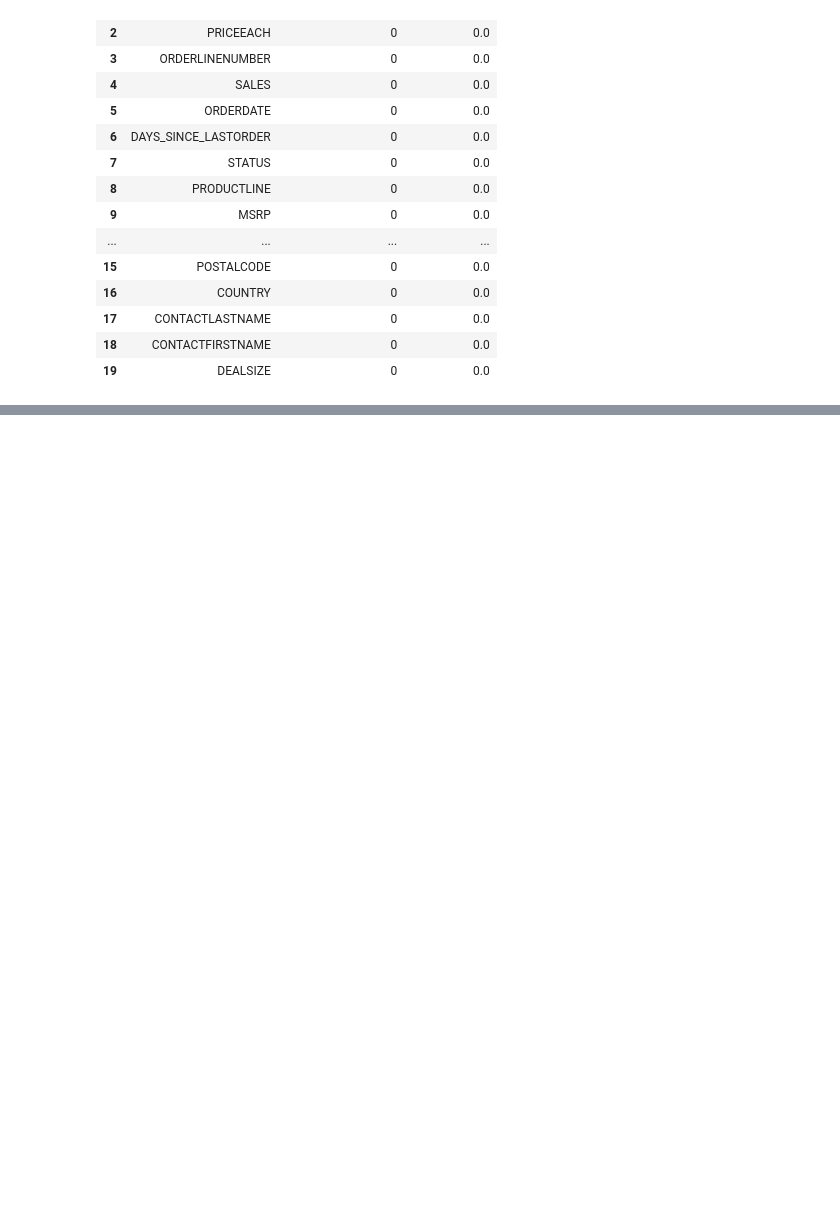
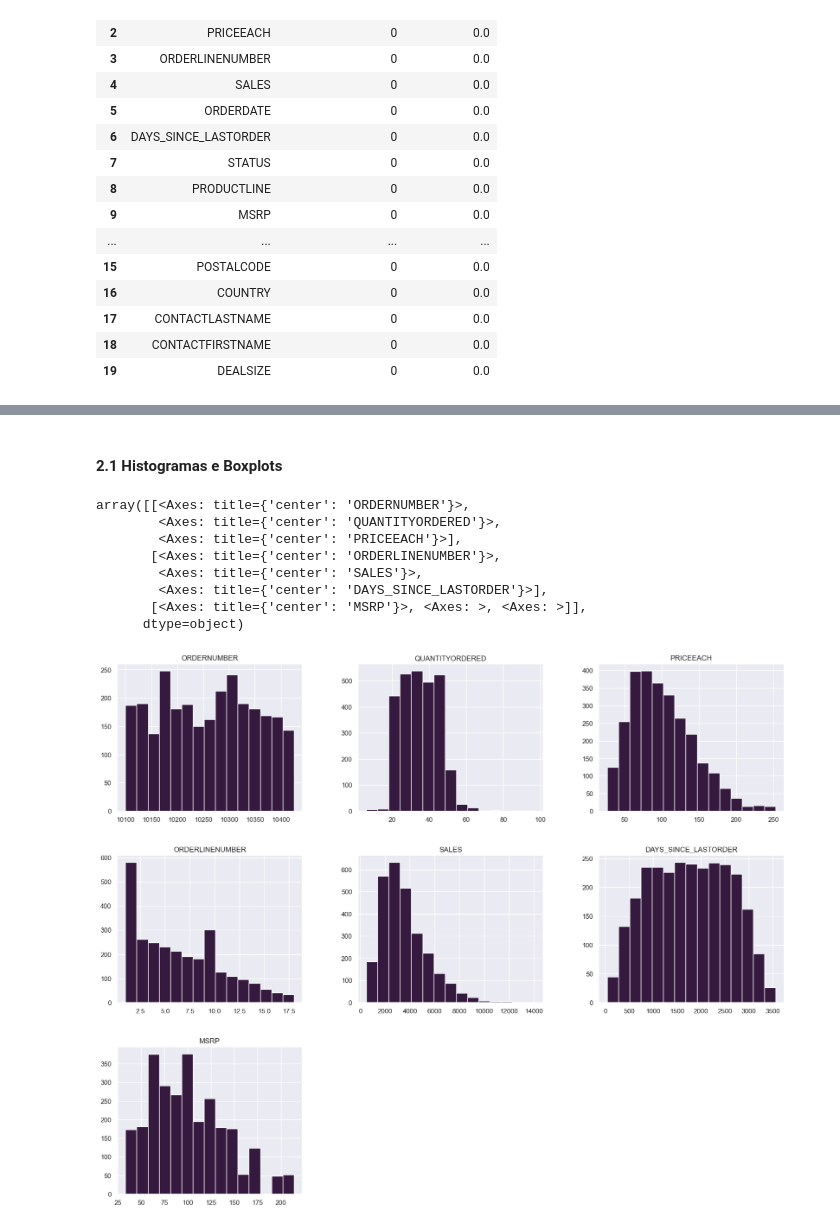
Before and after one commit to Michelyserras/Analise-vendas-automotivas, a Jupyter notebook: notebook/AnaliseAutomotiva.ipynb, the cells around one changed output, grey strips where cells are left out. Saved outputs shown, nothing was run; the diff lists cells and outputs as text; code cells hidden in the pictures; blank space fills up the shorter version.

Commit message:
add análise histogramas e boxplots

```diff
--- a/notebook/AnaliseAutomotiva.ipynb
+++ b/notebook/AnaliseAutomotiva.ipynb
@@ -52,9 +73,7 @@ import seaborn as sns
 sns.set_theme(style="darkgrid", palette='rocket')
 # %%
 filePath = '../base/08_vendas_automotivas.csv'
-df = pd.read_csv(filePath)
-
-#este código verifica se o dataframe foi criado
+df = pd.read_csv(filePath, sep=',')
 
 if not df.empty:
     print("Os dados foram carregados corretamente.")
@@ -149,0 +160,14 @@ Portanto, decidimos que não seria necessário realizar técnicas de limpeza de
+# %% [markdown]
+#### **2.1 Histogramas e Boxplots**
+# %%
+df.hist(bins=15, figsize=(20,16))
+# %% [output]
+array([[<Axes: title={'center': 'ORDERNUMBER'}>,
+        <Axes: title={'center': 'QUANTITYORDERED'}>,
+        <Axes: title={'center': 'PRICEEACH'}>],
+       [<Axes: title={'center': 'ORDERLINENUMBER'}>,
+        <Axes: title={'center': 'SALES'}>,
+        <Axes: title={'center': 'DAYS_SINCE_LASTORDER'}>],
+       [<Axes: title={'center': 'MSRP'}>, <Axes: >, <Axes: >]],
+      dtype=object)
+[figure, added]
```
Also changed, not shown: parts of 19 cells of this notebook.
